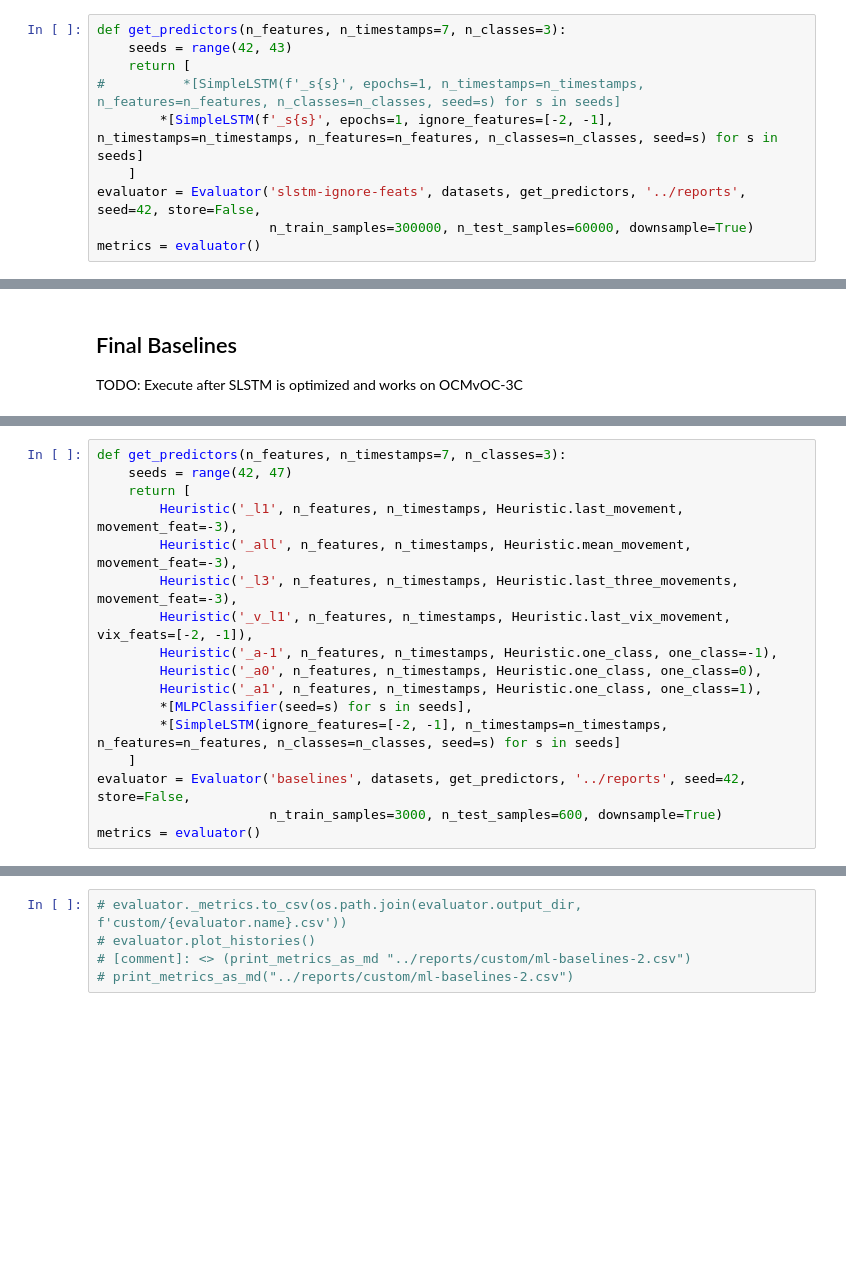
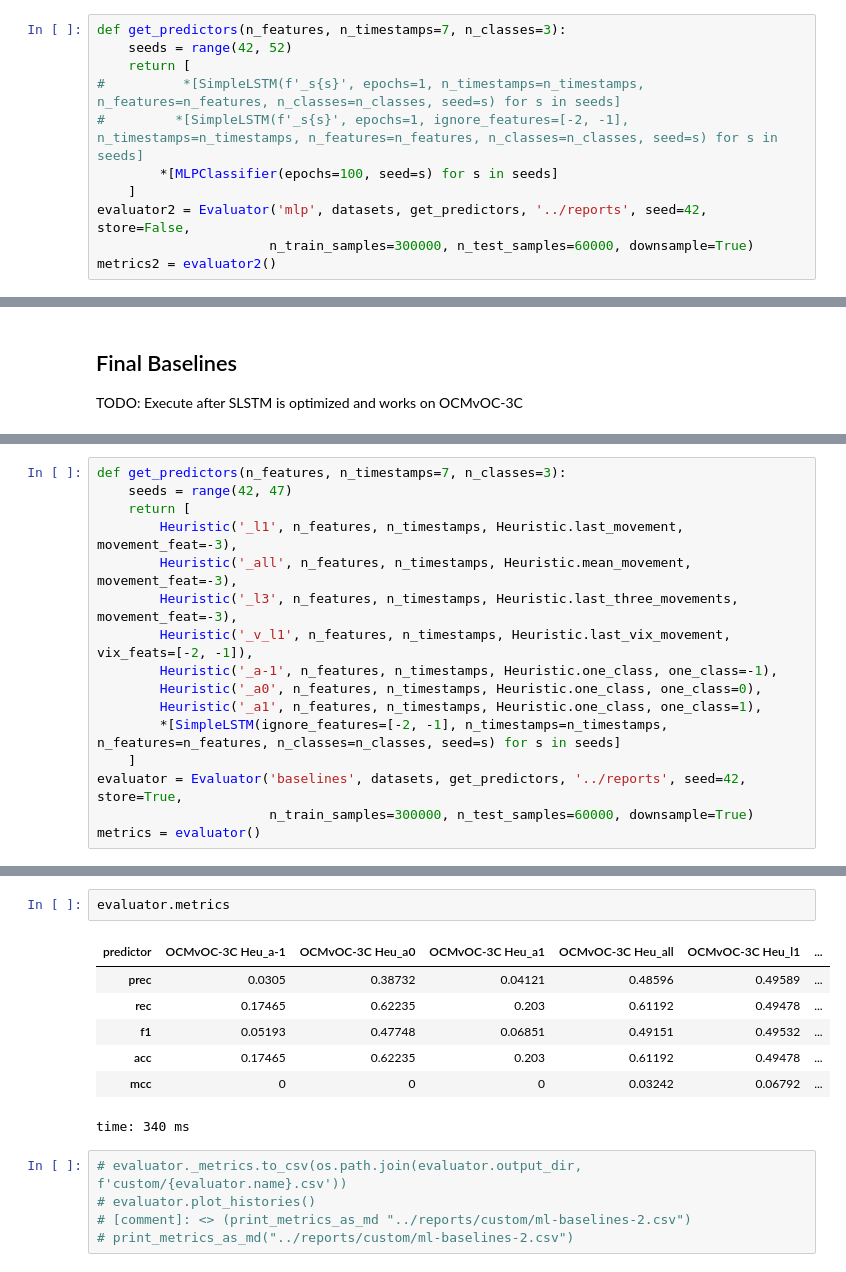
Before and after one commit to Chaoste/nlp-stocks, a Jupyter notebook: research/8.3-Seed.ipynb, the cells around one changed output, grey strips where cells are left out. Cells and saved outputs as stored; diff of their text form; blank space fills up the shorter version.

Commit message:
seed exp results

```diff
--- a/research/8.3-Seed.ipynb
+++ b/research/8.3-Seed.ipynb
@@ -202,11 +214,12 @@ MCC: 0.064, 0.084, 0.085, 0.096, 0.098, 0.102
 # %%
 def get_predictors(n_features, n_timestamps=7, n_classes=3):
-    seeds = range(42, 43)
+    seeds = range(42, 52)
     return [
 #          *[SimpleLSTM(f'_s{s}', epochs=1, n_timestamps=n_timestamps, n_features=n_features, n_classes=n_classes, seed=s) for s in seeds]
-        *[SimpleLSTM(f'_s{s}', epochs=1, ignore_features=[-2, -1], n_timestamps=n_timestamps, n_features=n_features, n_classes=n_classes, seed=s) for s in seeds]
+#         *[SimpleLSTM(f'_s{s}', epochs=1, ignore_features=[-2, -1], n_timestamps=n_timestamps, n_features=n_features, n_classes=n_classes, seed=s) for s in seeds]
+        *[MLPClassifier(epochs=100, seed=s) for s in seeds]
     ]
-evaluator = Evaluator('slstm-ignore-feats', datasets, get_predictors, '../reports', seed=42, store=False,
+evaluator2 = Evaluator('mlp', datasets, get_predictors, '../reports', seed=42, store=False,
                       n_train_samples=300000, n_test_samples=60000, downsample=True)
-metrics = evaluator()
+metrics2 = evaluator2()
 # %% [output]
@@ -260,10 +279,9 @@ def get_predictors(n_features, n_timestamps=7, n_classes=3):
         Heuristic('_a-1', n_features, n_timestamps, Heuristic.one_class, one_class=-1),
         Heuristic('_a0', n_features, n_timestamps, Heuristic.one_class, one_class=0),
         Heuristic('_a1', n_features, n_timestamps, Heuristic.one_class, one_class=1),
-        *[MLPClassifier(seed=s) for s in seeds],
         *[SimpleLSTM(ignore_features=[-2, -1], n_timestamps=n_timestamps, n_features=n_features, n_classes=n_classes, seed=s) for s in seeds]
     ]
-evaluator = Evaluator('baselines', datasets, get_predictors, '../reports', seed=42, store=False,
-                      n_train_samples=3000, n_test_samples=600, downsample=True)
+evaluator = Evaluator('baselines', datasets, get_predictors, '../reports', seed=42, store=True,
+                      n_train_samples=300000, n_test_samples=60000, downsample=True)
 metrics = evaluator()
 # %% [output]
@@ -286,3 +311,13 @@ time: 36.8 s
+# %%
+evaluator.metrics
+# %% [output]
+| predictor | OCMvOC-3C Heu_a-1 | OCMvOC-3C Heu_a0 | OCMvOC-3C Heu_a1 | OCMvOC-3C Heu_all | OCMvOC-3C Heu_l1 | ... |
+| prec | 0.0305 | 0.38732 | 0.04121 | 0.48596 | 0.49589 | ... |
+| rec | 0.17465 | 0.62235 | 0.203 | 0.61192 | 0.49478 | ... |
+| f1 | 0.05193 | 0.47748 | 0.06851 | 0.49151 | 0.49532 | ... |
+| acc | 0.17465 | 0.62235 | 0.203 | 0.61192 | 0.49478 | ... |
+| mcc | 0 | 0 | 0 | 0.03242 | 0.06792 | ... |
+time: 340 ms
 # %%
 # evaluator._metrics.to_csv(os.path.join(evaluator.output_dir, f'custom/{evaluator.name}.csv'))
 # evaluator.plot_histories()
```
Also changed, not shown: parts of 4 cells of this notebook.
